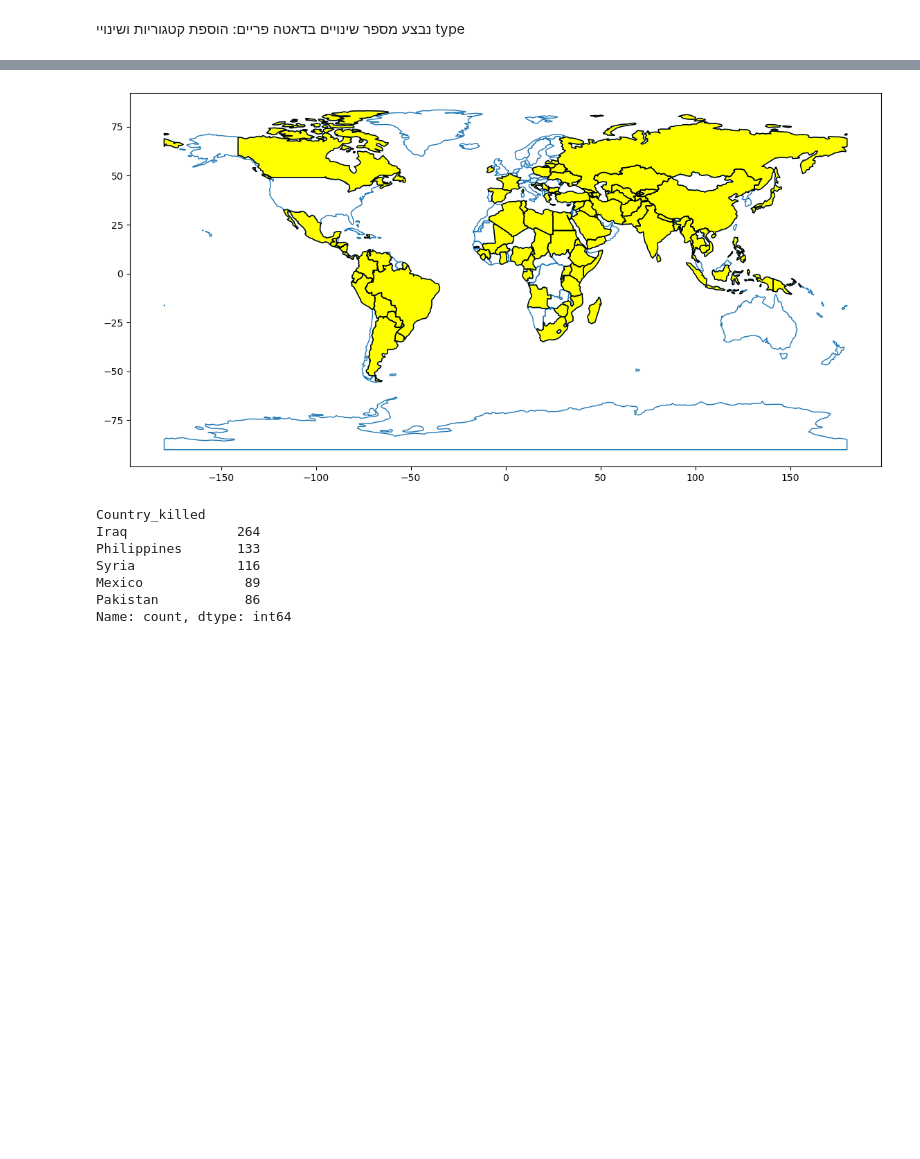
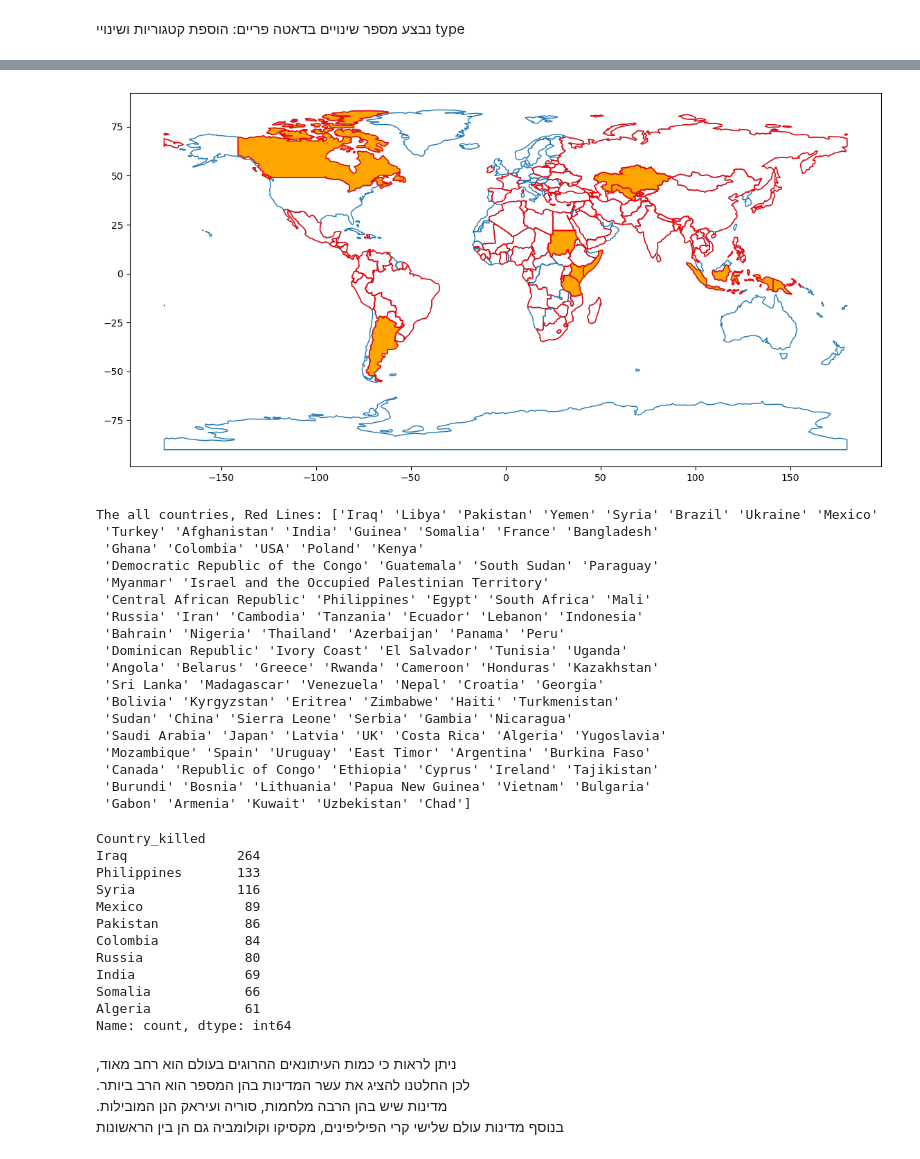
Before and after one commit to lauMren/Journalists-Project, a Jupyter notebook: jour PROGECT-Copy1.ipynb, the cells around one changed output, grey strips where cells are left out. Drawn from its saved outputs; the diff is of its cells as text; code cells hidden in the pictures; blank space fills up the shorter version.

```diff
--- a/jour PROGECT-Copy1.ipynb
+++ b/jour PROGECT-Copy1.ipynb
@@ -172,34 +198,62 @@ dtype: int64
 | 1781 | Motive Unconfirmed | 1992-01-01 | Kladoumbaye Maxime | Male | Chad | Agence Tchadienne de Presse | NaN |  | NaN | ... |
 1782 rows × 36 columns
 # %%
-# שלב 1: טעינת נתוני המפה הגיאוגרפיים
 world = gpd.read_file(gpd.datasets.get_path('naturalearth_lowres'))
 
-# שלב 2: סינון המדינות שמופיעות בעמודת Country_killed
 # הסרת רשומות עם ערכים ריקים בעמודת Country_killed
 jour = jour.dropna(subset=['Country_killed'])
 
 # קבלת רשימת המדינות המופיעות בנתונים שלך
 countries = jour['Country_killed'].unique()
 
-# סינון המדינות שמופיעות בנתוני המפה הגיאוגרפיים
+# סינון המדינות והצגת העשירייה הראשונה
 filtered_world = world[world['name'].isin(countries)]
+top10 = filtered_world.head(10)
 
 # design:
 fig, ax = plt.subplots(1, 1, figsize=(14, 15))
 world.boundary.plot(ax=ax, linewidth=1)
-filtered_world.boundary.plot(ax=ax, linewidth=1, edgecolor='black')
-filtered_world.plot(ax=ax, color='yellow')
+filtered_world.boundary.plot(ax=ax, linewidth=1, edgecolor='red')
+top10.plot(ax=ax, color='orange')
 
 plt.show()
 
-jour[['Country_killed']].value_counts().head()
+print('The all countries, Red Lines:' ,jour['Country_killed'].unique())
+jour[['Country_killed']].value_counts().head(10)
 # %% [output]
-[figure, old version]
+[figure, new version]
-Country_killed
-Iraq              264
-Philippines       133
-Syria             116
-Mexico             89
-Pakistan           86
-Name: count, dtype: int64
+The all countries, Red Lines: ['Iraq' 'Libya' 'Pakistan' 'Yemen' 'Syria' 'Brazil' 'Ukraine' 'Mexico'
+ 'Turkey' 'Afghanistan' 'India' 'Guinea' 'Somalia' 'France' 'Bangladesh'
+ 'Ghana' 'Colombia' 'USA' 'Poland' 'Kenya'
+ 'Democratic Republic of the Congo' 'Guatemala' 'South Sudan' 'Paraguay'
+ 'Myanmar' 'Israel and the Occupied Palestinian Territory'
+ 'Central African Republic' 'Philippines' 'Egypt' 'South Africa' 'Mali'
+ 'Russia' 'Iran' 'Cambodia' 'Tanzania' 'Ecuador' 'Lebanon' 'Indonesia'
+ 'Bahrain' 'Nigeria' 'Thailand' 'Azerbaijan' 'Panama' 'Peru'
+ 'Dominican Republic' 'Ivory Coast' 'El Salvador' 'Tunisia' 'Uganda'
+ 'Angola' 'Belarus' 'Greece' 'Rwanda' 'Cameroon' 'Honduras' 'Kazakhstan'
+ 'Sri Lanka' 'Madagascar' 'Venezuela' 'Nepal' 'Croatia' 'Georgia'
+ 'Bolivia' 'Kyrgyzstan' 'Eritrea' 'Zimbabwe' 'Haiti' 'Turkmenistan'
+ 'Sudan' 'China' 'Sierra Leone' 'Serbia' 'Gambia' 'Nicaragua'
+ 'Saudi Arabia' 'Japan' 'Latvia' 'UK' 'Costa Rica' 'Algeria' 'Yugoslavia'
+ 'Mozambique' 'Spain' 'Uruguay' 'East Timor' 'Argentina' 'Burkina Faso'
+ 'Canada' 'Republic of Congo' 'Ethiopia' 'Cyprus' 'Ireland' 'Tajikistan'
+ 'Burundi' 'Bosnia' 'Lithuania' 'Papua New Guinea' 'Vietnam' 'Bulgaria'
+ 'Gabon' 'Armenia' 'Kuwait' 'Uzbekistan' 'Chad']
+Country_killed
+Iraq              264
+Philippines       133
+Syria             116
+Mexico             89
+Pakistan           86
+Colombia           84
+Russia             80
+India              69
+Somalia            66
+Algeria            61
+Name: count, dtype: int64
+# %% [markdown]
+,ניתן לראות כי כמות העיתונאים ההרוגים בעולם הוא רחב מאוד
+.לכן החלטנו להציג את עשר המדינות בהן המספר הוא הרב ביותר
+.מדינות שיש בהן הרבה מלחמות, סוריה ועיראק הנן המובילות
+בנוסף מדינות עולם שלישי קרי הפיליפינים, מקסיקו וקולומביה גם הן בין הראשונות
```
Also changed, not shown: parts of 9 cells of this notebook.
